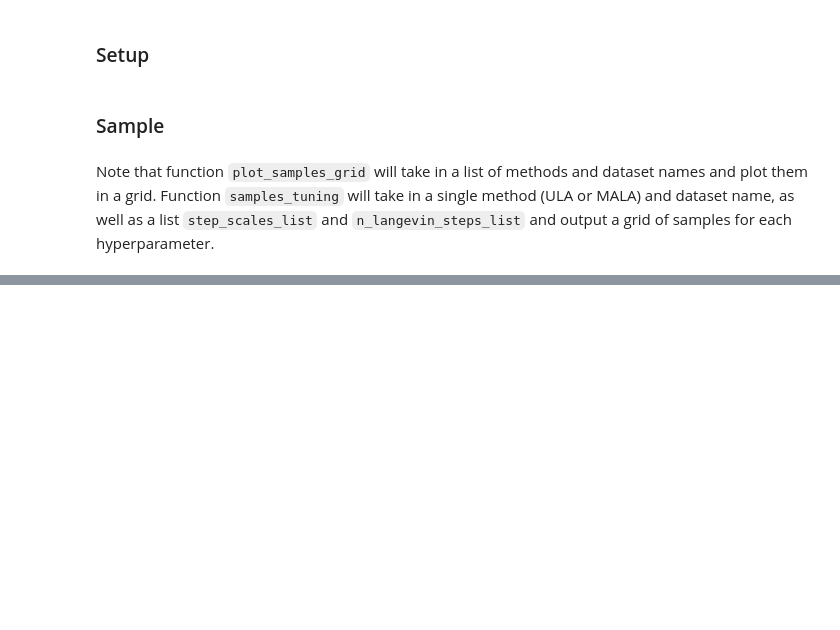
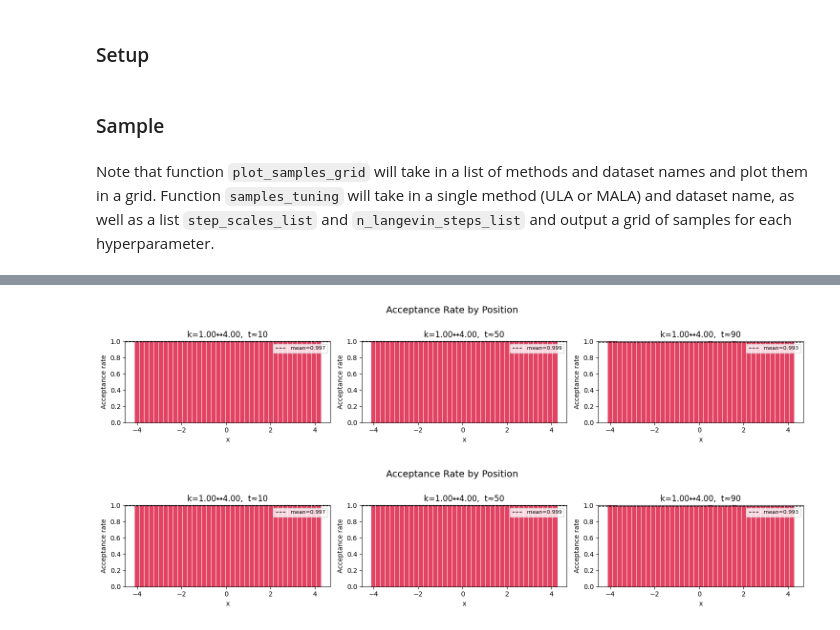
Before and after one commit to oatmeallover/parallel_tempering, a Jupyter notebook: tempered_energy.ipynb, the cells around one changed output, grey strips where cells are left out. Drawn from its saved outputs; the diff is of its cells as text; code cells hidden in the pictures; blank space fills up the shorter version.

```diff
--- a/tempered_energy.ipynb
+++ b/tempered_energy.ipynb
@@ -52,0 +89,67 @@ From chain k=2.75 and k=1.5 acceptance 0.9996099472045898
+# %%
+import numpy as np
+import torch
+
+def plot_acceptance_over_position(acceptance_ladder, x_final, timesteps_to_show=[10, 50, 90]):
+    x_np = x_final.detach().cpu().numpy().flatten()
+
+    bins = np.linspace(x_np.min(), x_np.max(), 40)
+    bin_centers = 0.5 * (bins[:-1] + bins[1:])
+    bin_width = bins[1] - bins[0]
+
+    n_pairs = len(acceptance_ladder)
+    n_times = len(timesteps_to_show)
+
+    fig, axes = plt.subplots(
+        n_pairs, n_times,
+        figsize=(5 * n_times, 3 * n_pairs),
+        sharex=True
+    )
+    if n_pairs == 1:
+        axes = axes[np.newaxis, :]
+    if n_times == 1:
+        axes = axes[:, np.newaxis]
+
+    for row, ((k_less, k_more), records) in enumerate(acceptance_ladder.items()):
+        by_time = defaultdict(list)
+        for r in records:
+            by_time[r["t"]].append(r["acceptance"].cpu())
+
+        for col, t in enumerate(timesteps_to_show):
+            ax = axes[row, col]
+
+            closest_t = min(by_time.keys(), key=lambda t_: abs(t_ - t))
+            stacked = torch.stack(by_time[closest_t], dim=0).float()  # (n_langevin, n_particles)
+            per_particle_acceptance = stacked.mean(dim=0).numpy().flatten()
+
+            bin_indices = np.digitize(x_np, bins) - 1
+            bin_indices = np.clip(bin_indices, 0, len(bin_centers) - 1)
+
+            bin_acceptance = np.full(len(bin_centers), np.nan)
+            for b in range(len(bin_centers)):
+                mask = bin_indices == b
+                if mask.sum() > 0:
+                    bin_acceptance[b] = per_particle_acceptance[mask].mean()
+
+            valid = ~np.isnan(bin_acceptance)
+            ax.bar(bin_centers[valid], bin_acceptance[valid],
+                   width=bin_width * 0.9, color="crimson", alpha=0.8)
+
+            mean_acc = np.nanmean(bin_acceptance)
+            ax.axhline(mean_acc, color='black', linestyle='--', linewidth=1,
+                       label=f"mean={mean_acc:.3f}")
+
+            ax.set_ylim(0, 1)
+            ax.set_ylabel("Acceptance rate")
+            ax.set_xlabel("x")
+            ax.set_title(f"k={k_less:.2f}↔{k_more:.2f},  t≈{closest_t}")
+            ax.legend(fontsize=8)
+
+    fig.suptitle("Acceptance Rate by Position", fontsize=14, y=1.01)
+    plt.tight_layout()
+    plt.show()
+    return fig
+plot_acceptance_over_position(figures, samples[(0,0)]["samples"])
+# %% [output]
+[figure, added]
+[figure, added]
```
Also changed, not shown: parts of 2 cells of this notebook, 3 other files.
